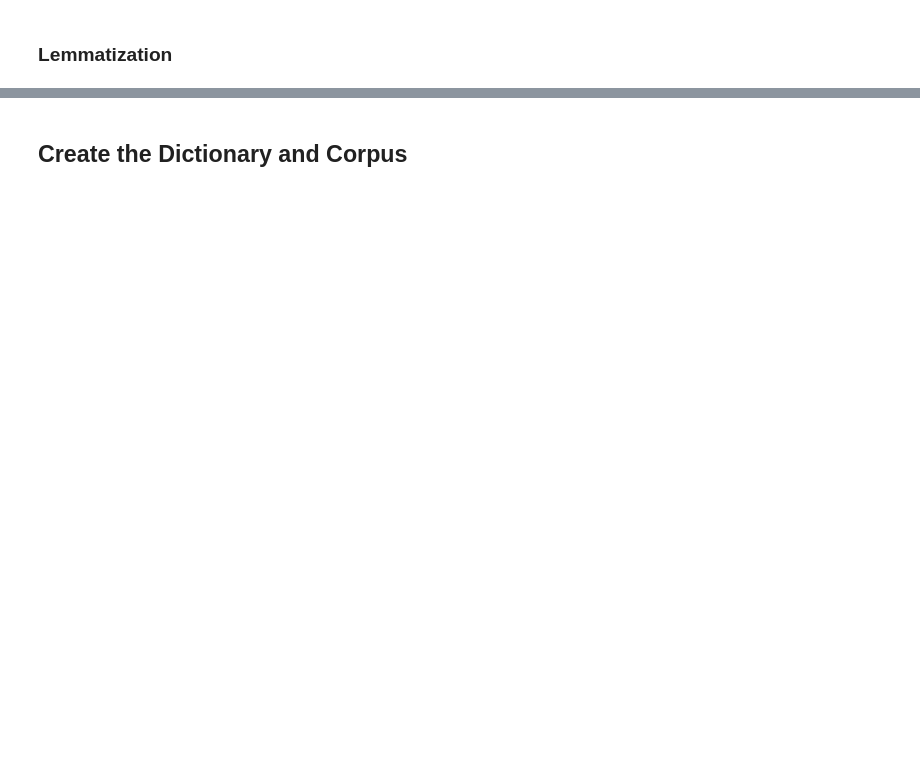
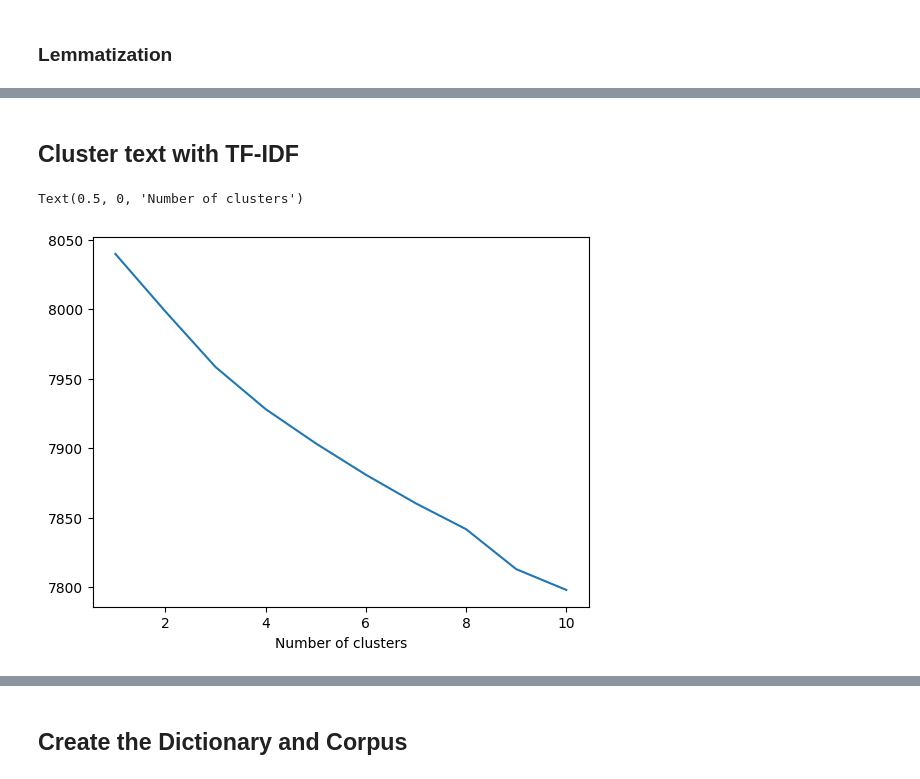
Before and after one commit to poomkusa/Artificial-Intelligence-and-the-Future-of-Marketing-Education-Special-Issue, a Jupyter notebook: topic_modeling/LDA/LDA.ipynb, the cells around one changed output, grey strips where cells are left out. Saved outputs shown, nothing was run; the diff lists cells and outputs as text; code cells hidden in the pictures; blank space fills up the shorter version.

```diff
--- a/topic_modeling/LDA/LDA.ipynb
+++ b/topic_modeling/LDA/LDA.ipynb
@@ -53,4 +48,4 @@ warnings.filterwarnings("ignore", category=DeprecationWarning)
 # %% [markdown]
 ## Preprocessing
 # %%
-df = pd.read_csv("tweets_v172_final.csv")
+df = pd.read_csv("tweets_v172_final_final_final.csv")
@@ -290,0 +287,2 @@ df.to_csv('Twitter_english_clean.csv',index=False)
+# %% [markdown]
+## Cluster text with TF-IDF
@@ -290,0 +292,18 @@ df.to_csv('Twitter_english_clean.csv',index=False)
+# %%
+# initialize the vectorizer
+vectorizer = TfidfVectorizer(sublinear_tf=True, min_df=5, max_df=0.95)
+# fit_transform applies TF-IDF to clean texts - we save the array of vectors in X
+X = vectorizer.fit_transform(df['Text_new'])
+# %%
+from sklearn.cluster import KMeans
+wcss = []
+for i in range(1, 11):
+    kmeans = KMeans(n_clusters = i, init = 'k-means++', random_state = 42)
+    kmeans.fit(X)
+    wcss.append(kmeans.inertia_)
+# %%
+plt.plot(range(1, 11), wcss)
+plt.xlabel('Number of clusters')
+# %% [output]
+Text(0.5, 0, 'Number of clusters')
+[figure, added]
```
Also changed, not shown: parts of 83 cells of this notebook.
